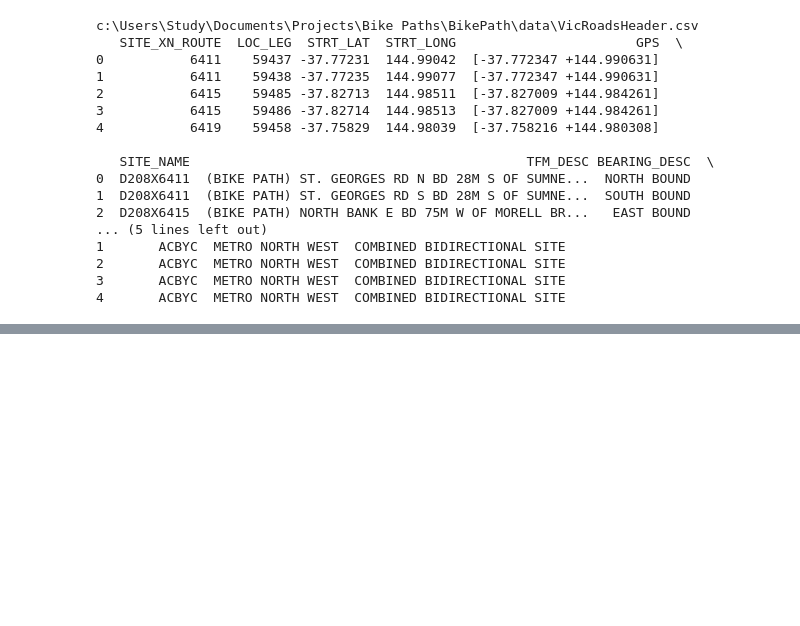
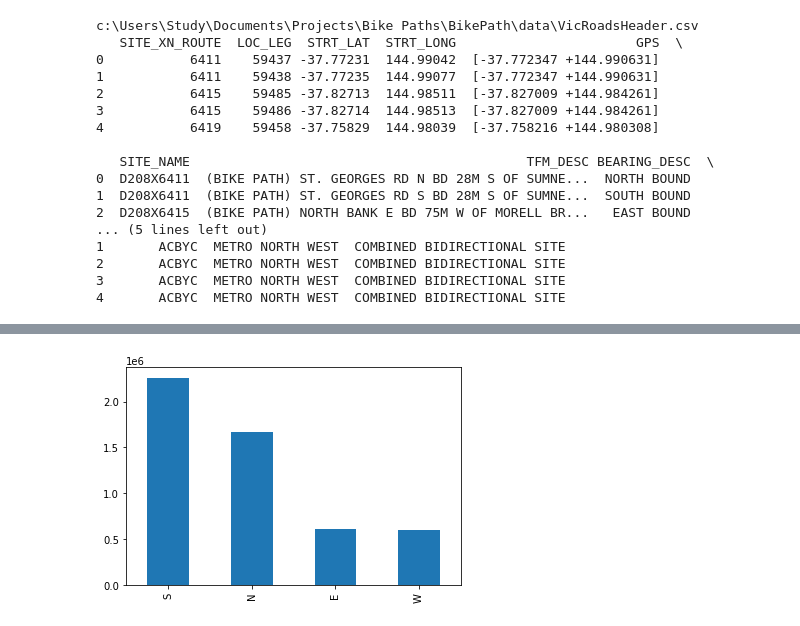
Before and after one commit to Crow2525-pp/BikePath, a Jupyter notebook: BikePath.ipynb, the cells around one changed output, grey strips where cells are left out. Cells and saved outputs as stored; diff of their text form; code cells hidden in the pictures; blank space fills up the shorter version.

```diff
--- a/BikePath.ipynb
+++ b/BikePath.ipynb
@@ -248,11 +236,9 @@ c:\Users\Study\Documents\Projects\Bike Paths\BikePath\data\extracted\Black Rock
 # %%
-#join all CSV's into a dataframe
-all_files = glob.glob(extractedFolder + "/*.csv", recursive=True)
+#join all CSV's into a dataframe;
+# 1 Year file takes  > 5 min to load due to date parsing of the Date & Time Columns. Or it takes < 1 min if only parsing date.
 
-li = []
+csv_files = glob.glob(extractedFolder + "/**/*.csv", recursive=True)
 
-for filename in all_files:
-    df = pd.read_csv(filename, index_col=None, header=0)
-    li.append(df)
+df_list = (pd.read_csv(file, index_col=None, header=0, parse_dates=['DATE'], infer_datetime_format=True) for file in csv_files) #creates a list of dataframes
 
-frame = pd.concat(li, axis=0, ignore_index=True)
+big_df = pd.concat(df_list, axis=0, ignore_index=True) #appends the dataframe list
@@ -260,0 +265,8 @@ ValueError: No objects to concatenate
+# %%
+for column in big_df:
+    if big_df[column].dtype == 'float32':
+        big_df[column]=pd.to_numeric(big_df[column], downcast='float')
+    if big_df[column].dtype=='int64':
+        big_df[column]=pd.to_numeric(big_df[column], downcast='integer')
+
+big_df.convert_dtypes().dtypes
@@ -264,0 +396,15 @@ frame.describe()
+# %%
+big_df['DIRECTION'].value_counts().plot.bar()
+
+"""
+fig, ax = plt.subplots()
+ax.plot(speeddf['SPEED'], marker ='o', linestyle='--', color='r')
+#ax.plot(big_df['DATE'], big_df['SPEED'])
+ax.set_xlabel("YY-MM")
+ax.set_ylabel("Speed")
+date_form = DateFormatter("%y-%d")
+ax.xaxis.set_major_formatter(date_form)
+"""
+plt.show()
+# %% [output]
+[figure, added]
```
Also changed, not shown: parts of 29 cells of this notebook, 1 other file.
